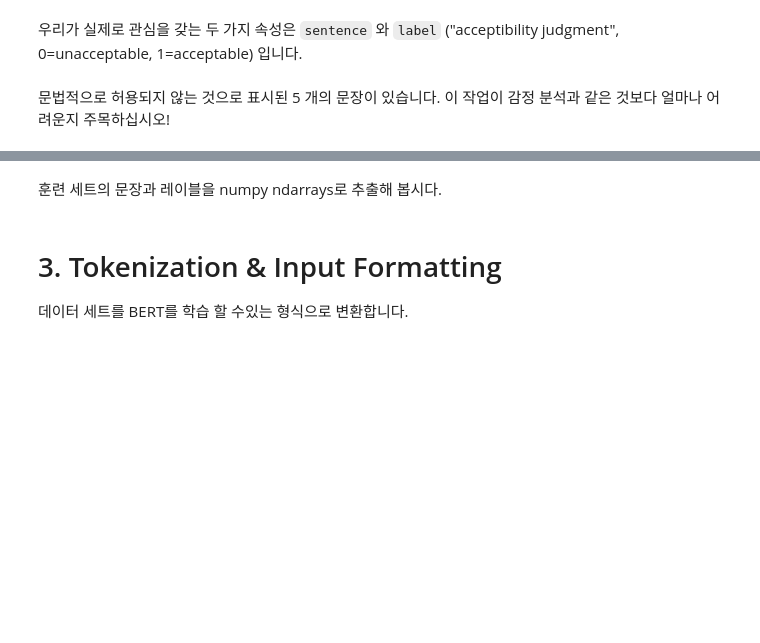
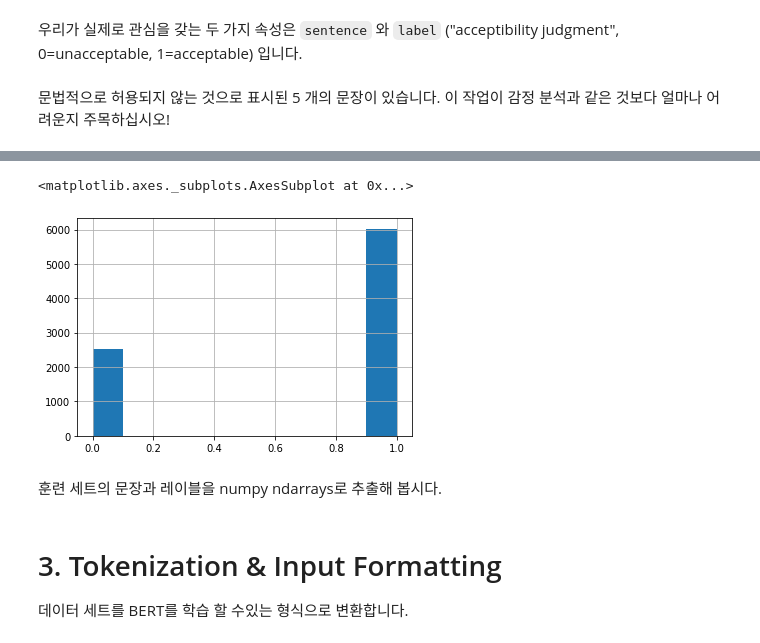
Before and after one commit to ironmanciti/NLP_lecture, a Jupyter notebook: 145_BERT_Fine_Tuning_Sentence_Classification_v2.ipynb, the cells around one changed output, grey strips where cells are left out. Cells and saved outputs as stored; diff of their text form; code cells hidden in the pictures; blank space fills up the shorter version.

```diff
--- a/145_BERT_Fine_Tuning_Sentence_Classification_v2.ipynb
+++ b/145_BERT_Fine_Tuning_Sentence_Classification_v2.ipynb
@@ -192,3 +199,8 @@ df.sample(5)[['sentence', 'label']]
+# %%
+df_train['label'].hist()
+# %% [output]
+<matplotlib.axes._subplots.AxesSubplot at 0x...>
+[figure, added]
 # %% [markdown]
 
 
```
Also changed, not shown: parts of 73 cells of this notebook, 14 other files.
